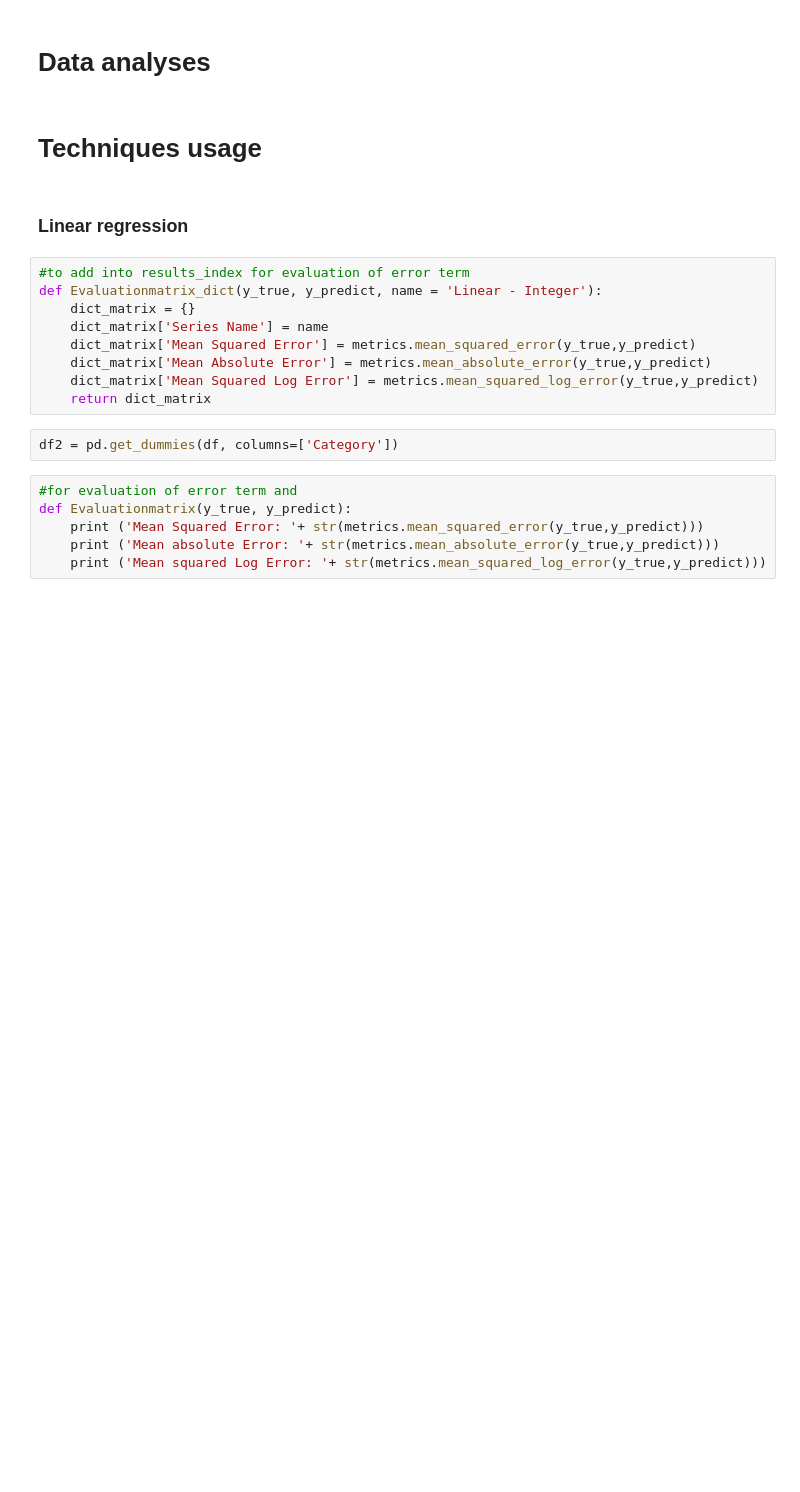
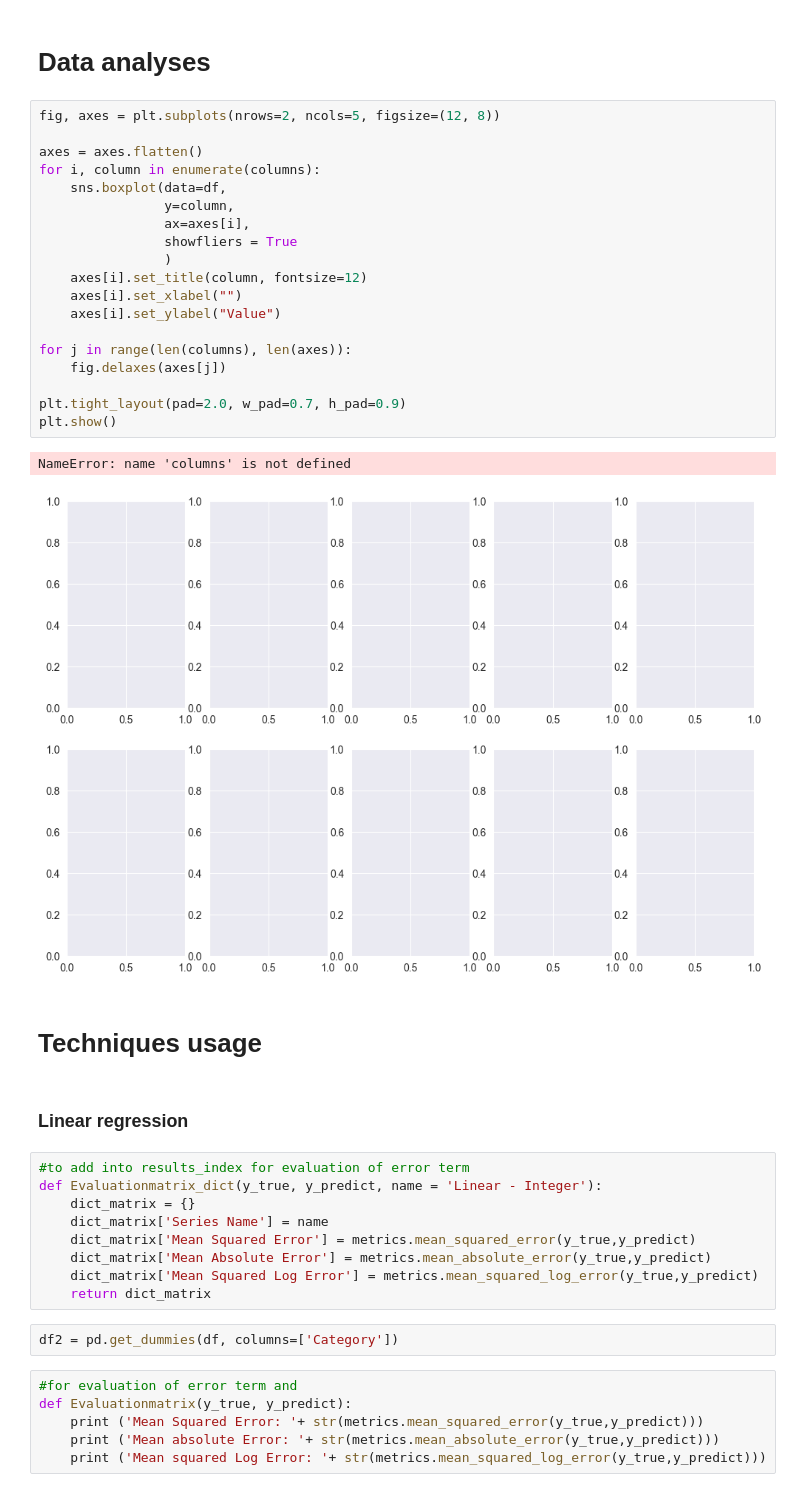
Before and after one commit to Aauia/MobileApp-Success-Project, a Jupyter notebook: appAnalyses/finalVersionEdited.ipynb, the cells around one changed output. Saved outputs shown, nothing was run; the diff lists cells and outputs as text; blank space fills up the shorter version.

```diff
--- a/appAnalyses/finalVersionEdited.ipynb
+++ b/appAnalyses/finalVersionEdited.ipynb
@@ -319,6 +405,28 @@ Success_Level_Encoded
 Name: count, dtype: int64
 # %% [markdown]
 # Data analyses
+# %%
+fig, axes = plt.subplots(nrows=2, ncols=5, figsize=(12, 8))
+
+axes = axes.flatten()
+for i, column in enumerate(columns):
+    sns.boxplot(data=df,
+                y=column,
+                ax=axes[i],
+                showfliers = True
+                )
+    axes[i].set_title(column, fontsize=12)
+    axes[i].set_xlabel("")
+    axes[i].set_ylabel("Value")
+
+for j in range(len(columns), len(axes)):
+    fig.delaxes(axes[j])
+
+plt.tight_layout(pad=2.0, w_pad=0.7, h_pad=0.9)
+plt.show()
+# %% [output]
+NameError: name 'columns' is not defined
+[figure, added]
 # %% [markdown]
 # Techniques usage
 # %% [markdown]
```
Also changed, not shown: parts of 10 cells of this notebook.
